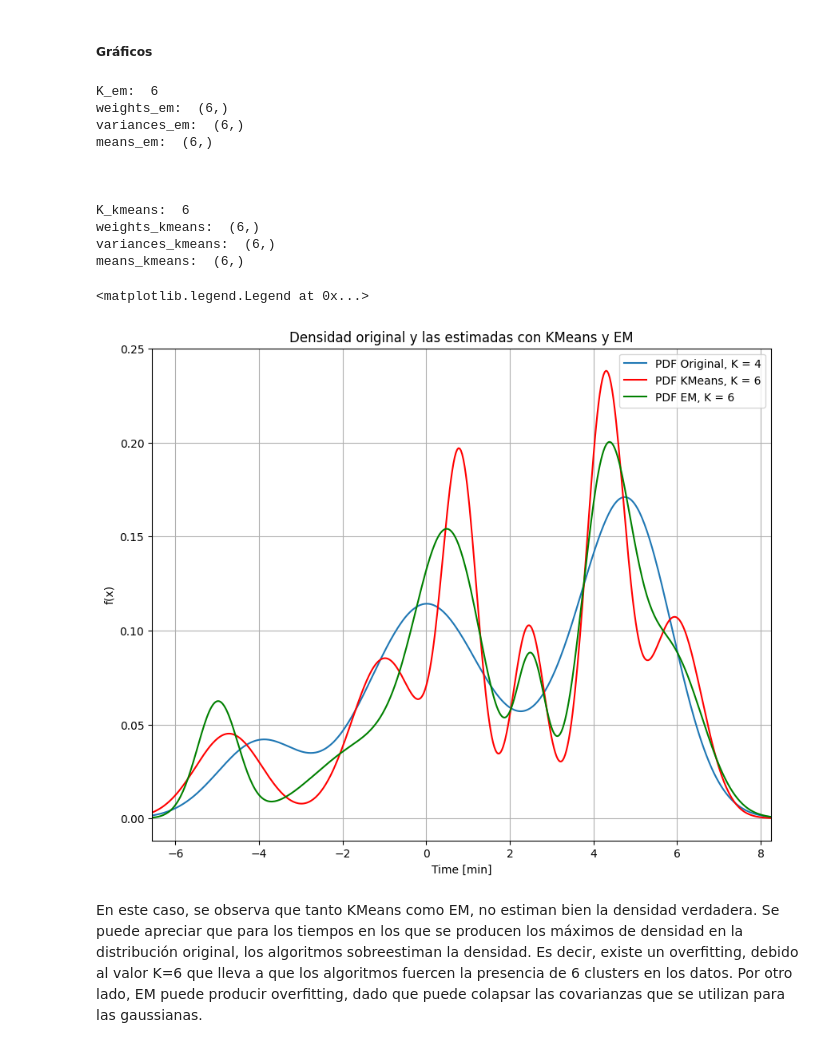
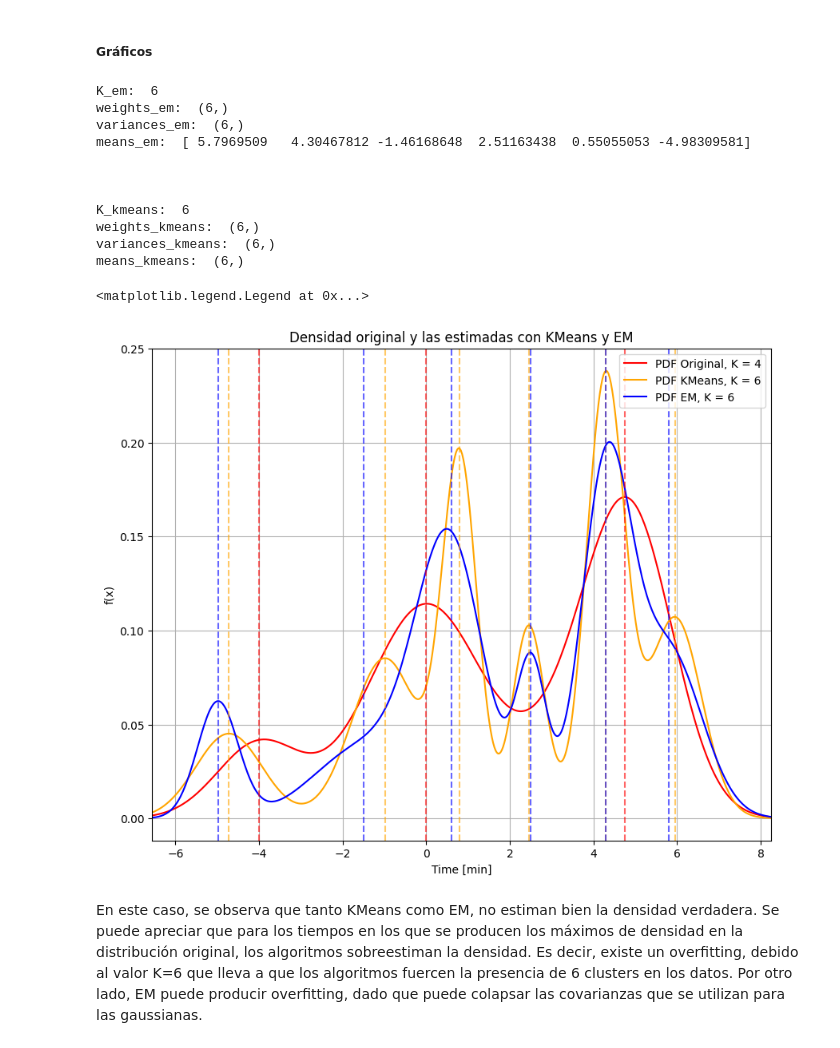
Before and after one commit to Jsar9/Signal-Processing-Workshop, a Jupyter notebook: TPs/TP10/TP10_SARMIENTO_104241.ipynb, the cells around one changed output. Drawn from its saved outputs; the diff is of its cells as text; code cells hidden in the pictures.

```diff
--- a/TPs/TP10/TP10_SARMIENTO_104241.ipynb
+++ b/TPs/TP10/TP10_SARMIENTO_104241.ipynb
@@ -594,38 +628,68 @@ n_plot = 500
 x_em,pdf_em,K_em= estimate_pdf_em(X, n_clusters = N_BEHAVIOR, n_pdf = n_plot)
 
 print('\n\n')
 
 # Se estima la pdf de la mezcla utilizando kmeans
 x_kmeans,pdf_kmeans,K_kmeans = estimate_pdf_kmeans(X, n_clusters = N_BEHAVIOR, n_pdf = n_plot)
 
 
 pdf_original = original_pdf
 
+#### GRAFICOS
+
+vlines1 = [original_means[0], original_means[1], 4.75]
+vlines2 = means_kmeans.tolist()
+vlines3 = [5.8,4.3,-1.5,2.5,0.6,-4.98]
+
+color1 = 'red'
+color2 = 'orange'
+color3 = 'blue'
+
+
+
 # Se imprimen las pdf
 plt.figure(figsize=(10,8))
-plt.plot(x_plot,pdf_original, label =f'PDF Original, K = {K_original}')
-plt.plot(x_plot, pdf_kmeans, label = f'PDF KMeans, K = {K_kmeans}', color = 'r')
-plt.plot(x_plot,pdf_em, label = f'PDF EM, K = {K_em}', color = 'green')
+plt.plot(x_plot,pdf_original, label =f'PDF Original, K = {K_original}', color = color1)
+plt.plot(x_plot, pdf_kmeans, label = f'PDF KMeans, K = {K_kmeans}', color = color2)
+plt.plot(x_plot,pdf_em, label = f'PDF EM, K = {K_em}', color = color3)
+
+
+#### Se grafican las lineas verticales y se reinician los colores
+plt.gca().set_prop_cycle(None)
+
+for v in vlines1:
+    plt.axvline(v, color=color1, linestyle="--", alpha=0.6)
+
+for v in vlines2:
+    plt.axvline(v, color=color2, linestyle="--", alpha=0.6)
+
+for v in vlines3:
+    plt.axvline(v, color=color3, linestyle="--", alpha=0.6)
+
+
+
+
+
 plt.xlim([np.min(x_plot), np.max(x_plot)])
 plt.title('Densidad original y las estimadas con KMeans y EM')
 plt.xlabel('Time [min]')
 plt.ylabel('f(x)')
 plt.grid()
 plt.legend()
 # %% [output]
 K_em:  6
 weights_em:  (6,)
 variances_em:  (6,)
-means_em:  (6,)
+means_em:  [ 5.7969509   4.30467812 -1.46168648  2.51163438  0.55055053 -4.98309581]
 
 
 
 K_kmeans:  6
 weights_kmeans:  (6,)
 variances_kmeans:  (6,)
 means_kmeans:  (6,)
 <matplotlib.legend.Legend at 0x...>
-[figure, old version]
+[figure, new version]
 # %% [markdown]
 En este caso, se observa que tanto KMeans como EM, no estiman bien la densidad verdadera. Se puede apreciar que para los tiempos en los que se producen los máximos de densidad en la distribución original, los algoritmos sobreestiman la densidad. Es decir, existe un overfitting, debido al valor K=6 que lleva a que los algoritmos fuercen la presencia de 6 clusters en los datos.
 Por otro lado, EM puede producir overfitting, dado que puede colapsar las covarianzas que se utilizan para las gaussianas.
```
Also changed, not shown: parts of 4 cells of this notebook.
